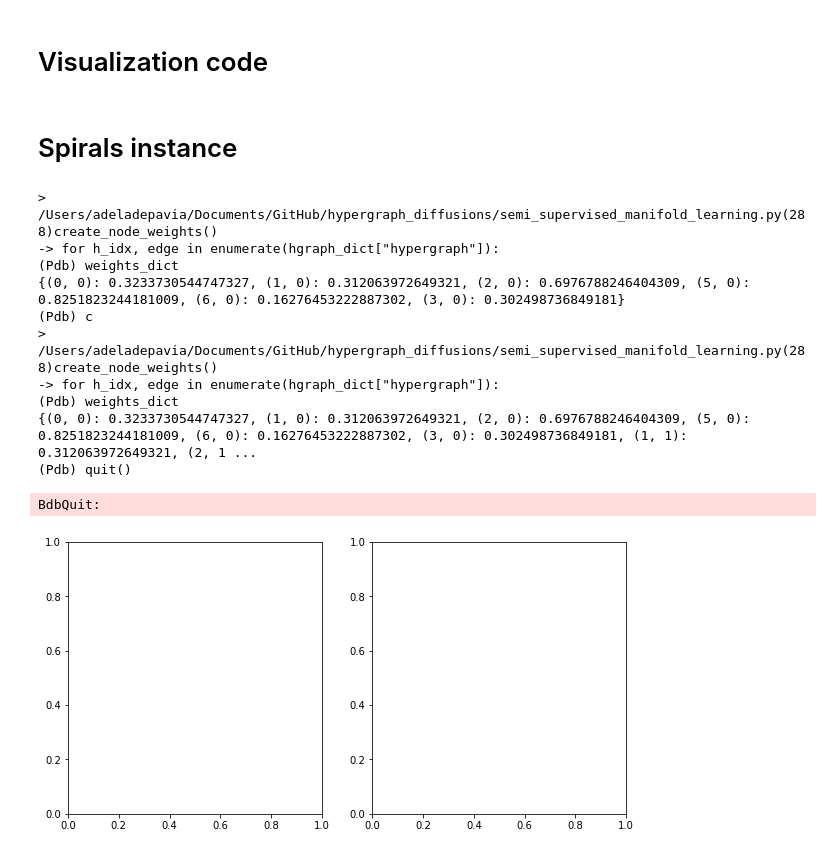
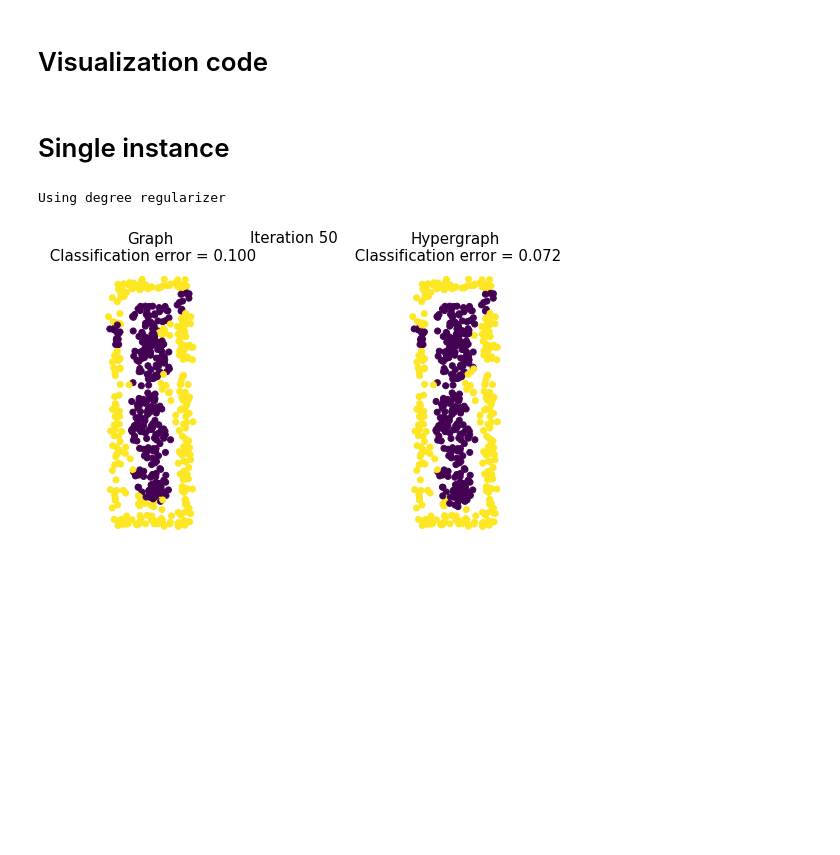
Before and after one commit to Orecchia-Research-Group/hypergraph_diffusions, a Jupyter notebook: Gaussian weighted manifold learning.ipynb, the cells around one changed output. Cells and saved outputs as stored; diff of their text form; code cells hidden in the pictures; blank space fills up the shorter version.

Commit message:
Implementing weighted diffusion

```diff
--- a/Gaussian weighted manifold learning.ipynb
+++ b/Gaussian weighted manifold learning.ipynb
@@ -62,39 +65,31 @@ def final_plot_AUC_hist(AUC_vals, ax, decorated = False, titlestring = None):
         ax.set_title(titlestring)
     return
 # %% [markdown]
-# Spirals instance
+# Single instance
 # %%
 k = 5
-target_iternum = 100
+target_iternum = 50
 titlestring = 'blah'
 
 fig_binary, ax_binary = plt.subplots(nrows=1, ncols=2,figsize=(10, 5))
 
-data_generation, problem_kind  = (generate_spirals,' Spirals')
+data_generation, problem_kind  = (generate_concentric_rectangles,'rectangles')
+#(generate_overlapping_rings,'Rings')
+#(generate_spirals,' Spirals')
 
-graph_x_out, hypergraph_x_out, data_matrix = compare_estimated_labels('diffusion',
+graph_x_out, hypergraph_x_out, data_matrix = compare_estimated_labels('PPR',
                                                                       data_generation,
                                                                       k,
                                                                       target_iternum,
                                                                       titlestring=None,
                                                                       diffusion_step_size=1,
-                                                                      node_weight_method= 'gaussian_to_centroid')
+                                                                      node_weight_method= 'gaussian_to_central_neighbor')
 
 for idx,(x,titlestring) in enumerate([(graph_x_out,'Graph'), (hypergraph_x_out,'Hypergraph')]):
     plot_label_comparison_binary(ax_binary[idx],x, data_matrix,titlestring)
 
 plt.suptitle(f'Iteration {target_iternum}', fontsize = 15)
 plt.show()
 # %% [output]
-> /Users/adeladepavia/Documents/GitHub/hypergraph_diffusions/semi_supervised_manifold_learning.py(288)create_node_weights()
--> for h_idx, edge in enumerate(hgraph_dict["hypergraph"]):
-(Pdb) weights_dict
-{(0, 0): 0.3233730544747327, (1, 0): 0.312063972649321, (2, 0): 0.6976788246404309, (5, 0): 0.8251823244181009, (6, 0): 0.16276453222887302, (3, 0): 0.302498736849181}
-(Pdb) c
-> /Users/adeladepavia/Documents/GitHub/hypergraph_diffusions/semi_supervised_manifold_learning.py(288)create_node_weights()
--> for h_idx, edge in enumerate(hgraph_dict["hypergraph"]):
-(Pdb) weights_dict
-{(0, 0): 0.3233730544747327, (1, 0): 0.312063972649321, (2, 0): 0.6976788246404309, (5, 0): 0.8251823244181009, (6, 0): 0.16276453222887302, (3, 0): 0.302498736849181, (1, 1): 0.312063972649321, (2, 1 ...
-(Pdb) quit()
+Using degree regularizer
-BdbQuit:
-[figure, old version]
+[figure, new version]
```
Also changed, not shown: parts of 10 cells of this notebook, 11 other files.
